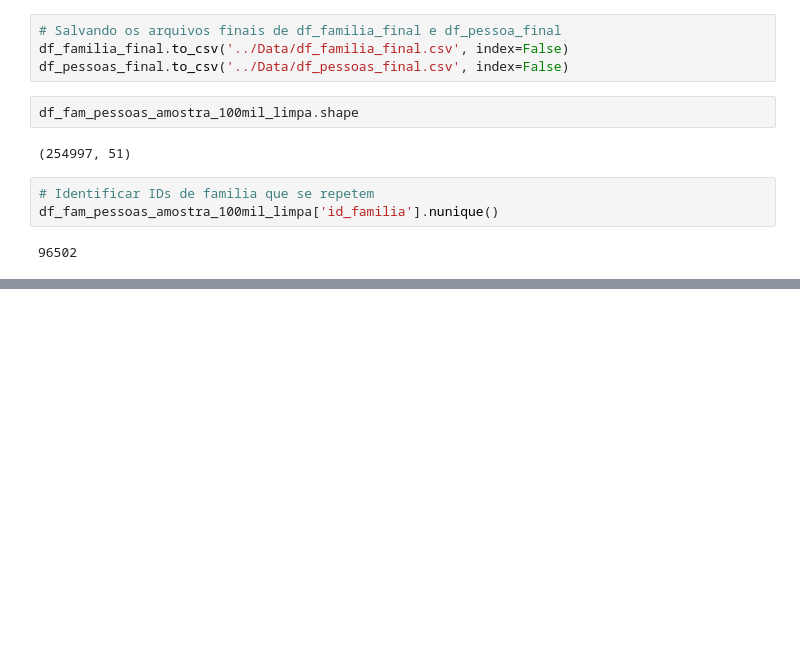
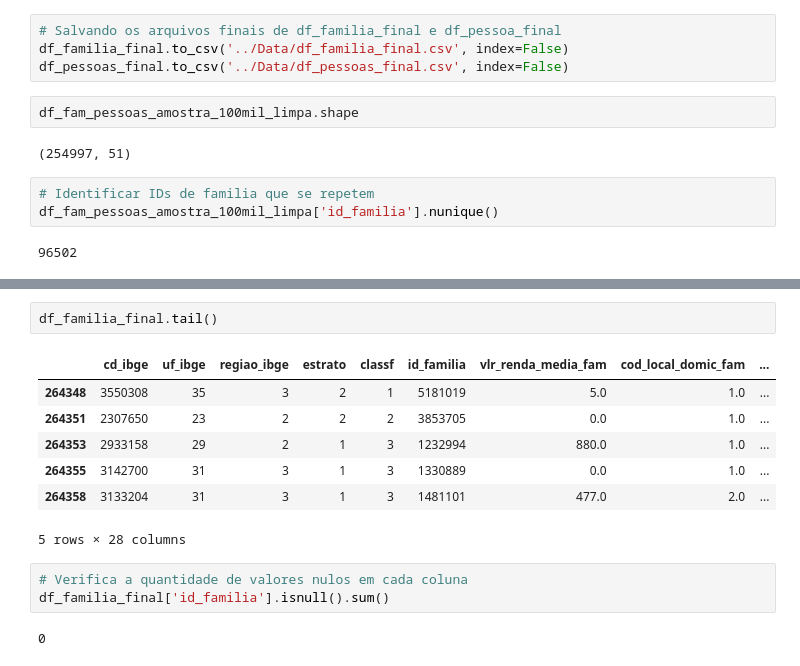
Before and after one commit to mariananresende/averiguacao_cadastral, a Jupyter notebook: Analises_Mariana/limpeza_base_pessoa.ipynb, the cells around one changed output, grey strips where cells are left out. Cells and saved outputs as stored; diff of their text form; blank space fills up the shorter version.

```diff
--- a/Analises_Mariana/limpeza_base_pessoa.ipynb
+++ b/Analises_Mariana/limpeza_base_pessoa.ipynb
@@ -994,0 +1051,15 @@ df_fam_pessoas_amostra_100mil_limpa['id_familia'].nunique()
+# %%
+df_familia_final.tail()
+# %% [output]
+|  | cd_ibge | uf_ibge | regiao_ibge | estrato | classf | id_familia | vlr_renda_media_fam | cod_local_domic_fam | ... |
+| 264348 | 3550308 | 35 | 3 | 2 | 1 | 5181019 | 5.0 | 1.0 | ... |
+| 264351 | 2307650 | 23 | 2 | 2 | 2 | 3853705 | 0.0 | 1.0 | ... |
+| 264353 | 2933158 | 29 | 2 | 1 | 3 | 1232994 | 880.0 | 1.0 | ... |
+| 264355 | 3142700 | 31 | 3 | 1 | 3 | 1330889 | 0.0 | 1.0 | ... |
+| 264358 | 3133204 | 31 | 3 | 1 | 3 | 1481101 | 477.0 | 2.0 | ... |
+5 rows × 28 columns
+# %%
+# Verifica a quantidade de valores nulos em cada coluna
+df_familia_final['id_familia'].isnull().sum()
+# %% [output]
+0
```
Also changed, not shown: parts of 8 cells of this notebook, 3 other files.
